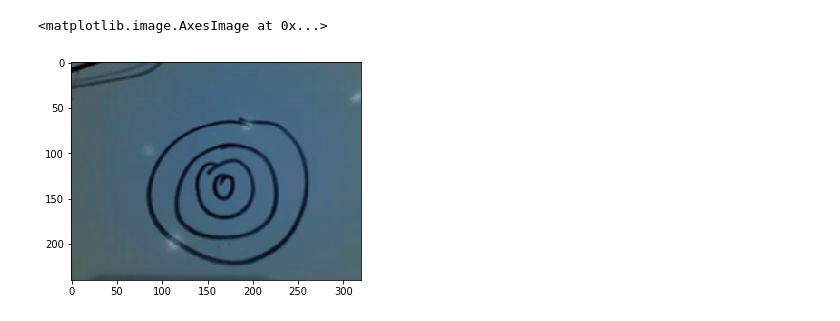
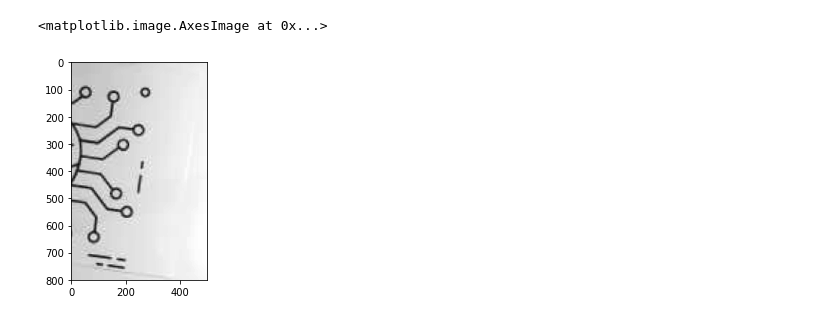
Before and after one commit to amartyashankha/MuralPlot, a Jupyter notebook: proc.ipynb, the cells around one changed output. Saved outputs shown, nothing was run; the diff lists cells and outputs as text; code cells hidden in the pictures.

```diff
--- a/proc.ipynb
+++ b/proc.ipynb
@@ -11,6 +7,16 @@ blur = cv2.GaussianBlur(img,(3,3),100)
+# %%
+M = np.array([[  6.65711273e-02,   5.47559773e+00,  -1.89238360e+02],
+       [ -5.39128636e+00,   1.01174157e-01,   1.79414588e+03],
+       [  6.35660769e-05,   8.09843393e-05,   1.00000000e+00]])
+# %%
+fname = '/home/shankha/MuralPlot/left.jpeg'
+img = cv2.imread(fname)
+im_out = cv2.warpPerspective(img, M, (1000,1000))
+gray = cv2.cvtColor(im_out, cv2.COLOR_BGR2GRAY)
+gray = gray[200:,:500]
 # %%
-plt.imshow(blur)
+plt.imshow(gray, cmap='gray')
 # %% [output]
 <matplotlib.image.AxesImage at 0x...>
-[figure, old version]
+[figure, new version]
 # %%
```
Also changed, not shown: parts of 7 cells of this notebook, 17 other files.
